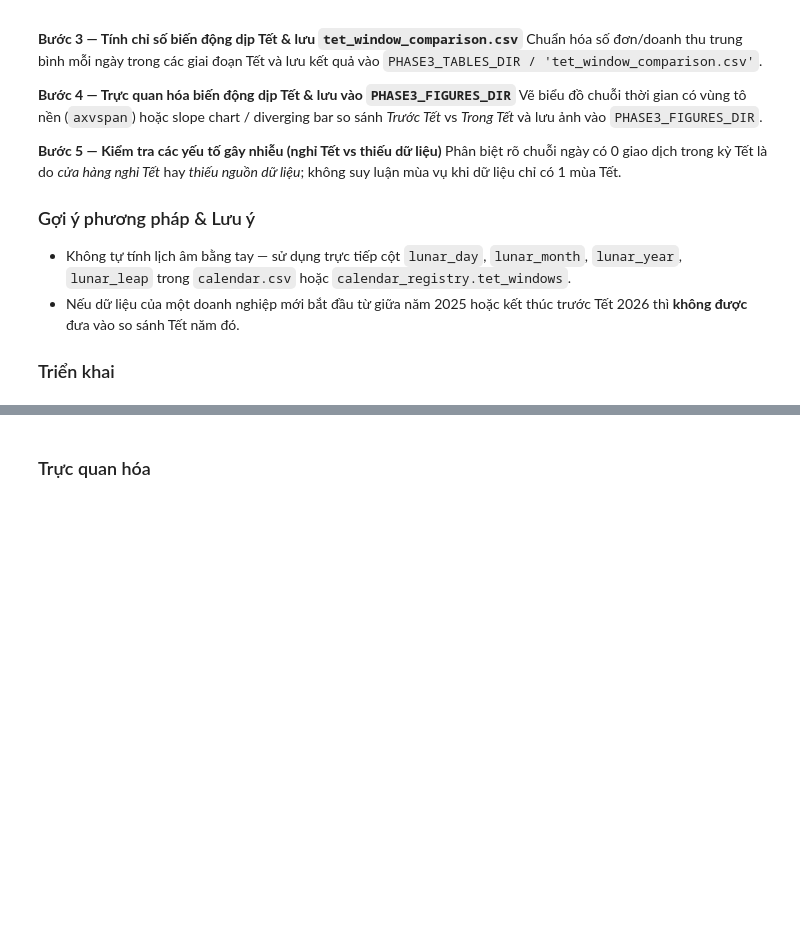
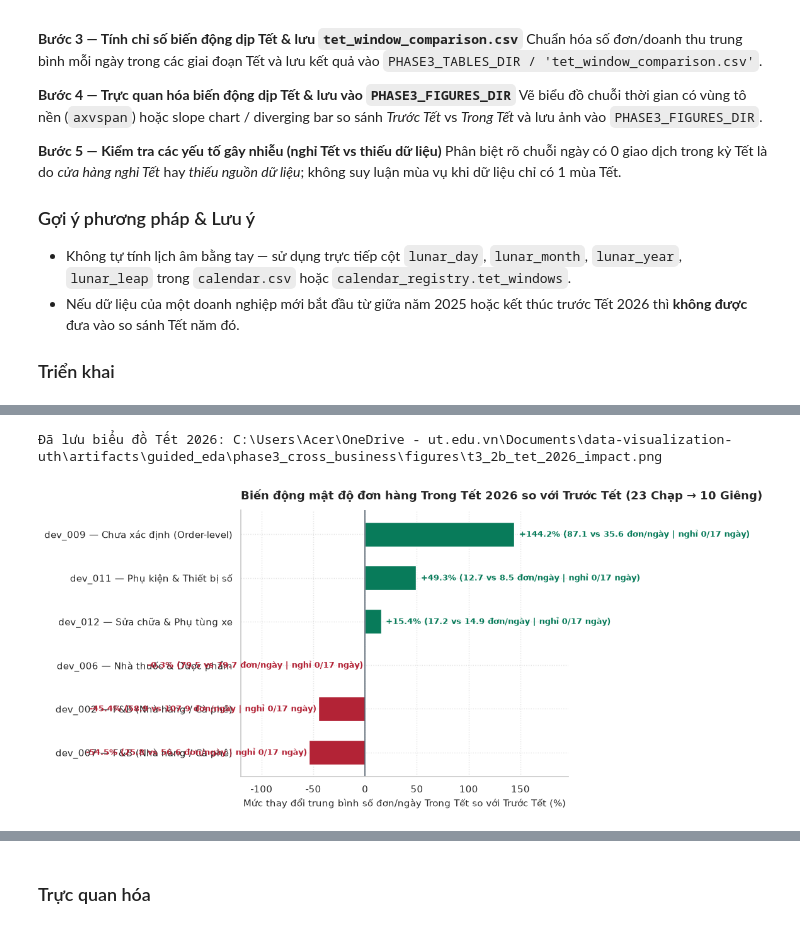
Before and after one commit to itsanhkhoi12/data-visualization-uth, a Jupyter notebook: notebook/03_cross_business_eda.ipynb, the cells around one changed output, grey strips where cells are left out. Saved outputs shown, nothing was run; the diff lists cells and outputs as text; code cells hidden in the pictures; blank space fills up the shorter version.

```diff
--- a/notebook/03_cross_business_eda.ipynb
+++ b/notebook/03_cross_business_eda.ipynb
@@ -455,6 +1605,64 @@ Phân biệt rõ chuỗi ngày có 0 giao dịch trong kỳ Tết là do *cửa
 # %%
 # TODO (T3.2b — Bước 4: Trực quan hóa biến động dịp Tết & lưu vào `PHASE3_FIGURES_DIR`)
 # TODO: Vẽ biểu đồ biến động hoạt động trước/trong/sau kỳ Tết và lưu vào PHASE3_FIGURES_DIR
+# T3.2b — Bước 4 & Trực quan hóa: Biến động mật độ đơn Trong Tết vs Trước Tết (Tết 2026 — 6 DN)
+tet26_df = tet_window_comparison_df[tet_window_comparison_df["tet_label"] == "Tết 2026"].copy()
+tet26_df["label"] = tet26_df["business_id"] + " — " + tet26_df["industry"]
+tet26_df = tet26_df.sort_values("tet_vs_pre_orders_pct", ascending=True)
+
+fig, ax = plt.subplots(figsize=(11, 5.4))
+
+bar_colors = [
+    COLOR_ACCENT_TEAL if v >= 0 else COLOR_ACCENT_RED
+    for v in tet26_df["tet_vs_pre_orders_pct"]
+]
+
+bars = ax.barh(
+    tet26_df["label"],
+    tet26_df["tet_vs_pre_orders_pct"],
+    color=bar_colors,
+    height=0.56,
+)
+
+ax.axvline(0, color=COLOR_GRAY_DARK, linewidth=1.2)
+
+for bar, (_, r) in zip(bars, tet26_df.iterrows()):
+    val = r["tet_vs_pre_orders_pct"]
+    zero_d = int(r["in_tet_zero_order_days"])
+    w_d = int(r["window_days_each_phase"])
+    annot = f" {val:+.1f}% ({r['in_tet_avg_orders_day']:.1f} vs {r['pre_tet_avg_orders_day']:.1f} đơn/ngày | nghỉ {zero_d}/{w_d} ngày)"
+    x_pos = val + 1.5 if val >= 0 else val - 1.5
+    ha_align = "left" if val >= 0 else "right"
+    ax.text(
+        x_pos,
+        bar.get_y() + bar.get_height() / 2,
+        annot,
+        va="center",
+        ha=ha_align,
+        fontsize=9.2,
+        fontweight="bold",
+        color=COLOR_ACCENT_TEAL if val >= 0 else COLOR_ACCENT_RED,
+    )
+
+ax.set_title(
+    "Biến động mật độ đơn hàng Trong Tết 2026 so với Trước Tết (23 Chạp → 10 Giêng)",
+    pad=12,
+    fontweight="bold",
+)
+ax.set_xlabel("Mức thay đổi trung bình số đơn/ngày Trong Tết so với Trước Tết (%)")
+ax.set_ylabel("")
+min_v = tet26_df["tet_vs_pre_orders_pct"].min()
+max_v = tet26_df["tet_vs_pre_orders_pct"].max()
+ax.set_xlim(min(min_v - 48, -120), max(max_v + 52, 35))
+
+plt.tight_layout()
+fig_tet_path = PHASE3_FIGURES_DIR / "t3_2b_tet_2026_impact.png"
+fig.savefig(fig_tet_path, dpi=300, bbox_inches="tight")
+print(f"Đã lưu biểu đồ Tết 2026: {fig_tet_path}")
+plt.show()
+# %% [output]
+Đã lưu biểu đồ Tết 2026: C:\Users\Acer\OneDrive - ut.edu.vn\Documents\data-visualization-uth\artifacts\guided_eda\phase3_cross_business\figures\t3_2b_tet_2026_impact.png
+[figure, added]
 # %%
 # TODO (T3.2b — Bước 5: Kiểm tra các yếu tố gây nhiễu (nghỉ Tết vs thiếu dữ liệu))
 # TODO: Kiểm tra nhật ký ngày giao dịch ngay trước và ngay sau kỳ nghỉ để xác nhận khoảng nghỉ Tết
```
Also changed, not shown: parts of 35 cells of this notebook.
